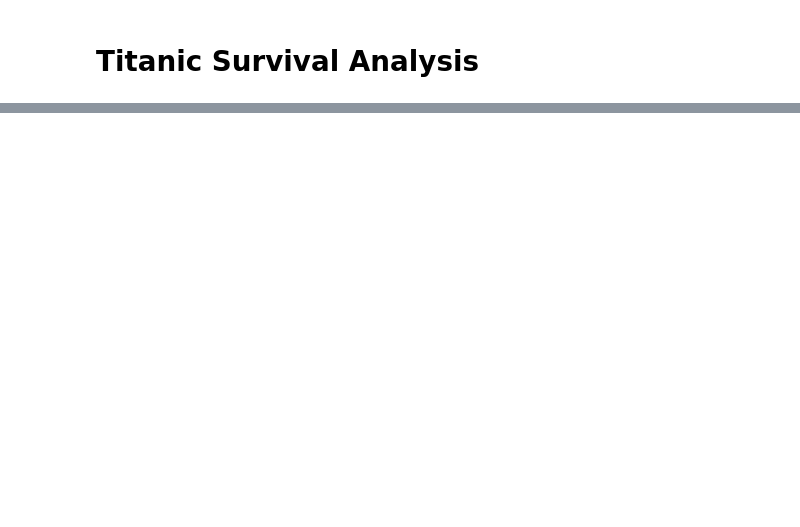
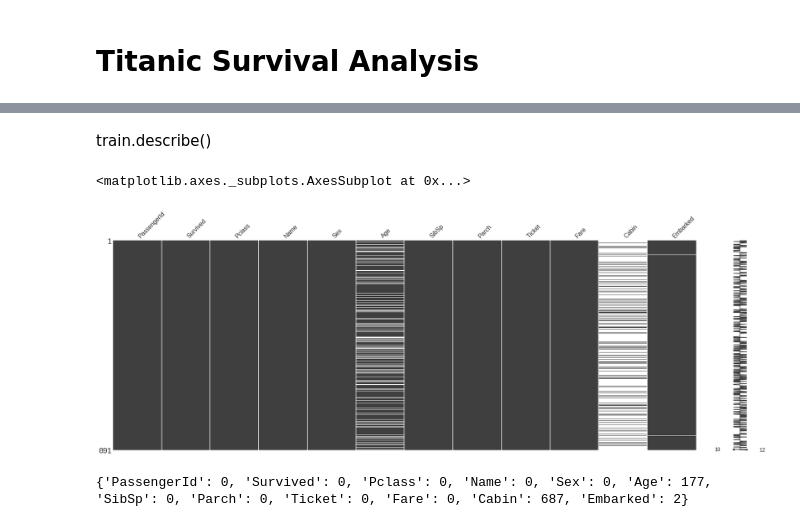
Before and after one commit to Narasimhag/TitanicEDA, a Jupyter notebook: Titanic Exploratory Analysis.ipynb, the cells around one changed output, grey strips where cells are left out. Saved outputs shown, nothing was run; the diff lists cells and outputs as text; code cells hidden in the pictures; blank space fills up the shorter version.

Commit message:
feat: add code to find missing data in training dataframe

```diff
--- a/Titanic Exploratory Analysis.ipynb
+++ b/Titanic Exploratory Analysis.ipynb
@@ -52,0 +77,20 @@ test.head()
+# %% [markdown]
+train.describe()
+# %%
+missingno.matrix(train, figsize = (30, 10))
+# %% [output]
+<matplotlib.axes._subplots.AxesSubplot at 0x...>
+[figure, added]
+# %%
+def get_missing_values(dataframe, cols):
+    miss_vals = {}
+    df_len = len(dataframe)
+    for col in cols:
+        all_col_vals = dataframe[col].value_counts().sum()
+        miss_vals[col] = df_len - all_col_vals
+    return miss_vals
+
+missing_values = get_missing_values(train, cols=train.columns)
+missing_values
+# %% [output]
+{'PassengerId': 0, 'Survived': 0, 'Pclass': 0, 'Name': 0, 'Sex': 0, 'Age': 177, 'SibSp': 0, 'Parch': 0, 'Ticket': 0, 'Fare': 0, 'Cabin': 687, 'Embarked': 2}
```
Also changed, not shown: parts of 6 cells of this notebook.
